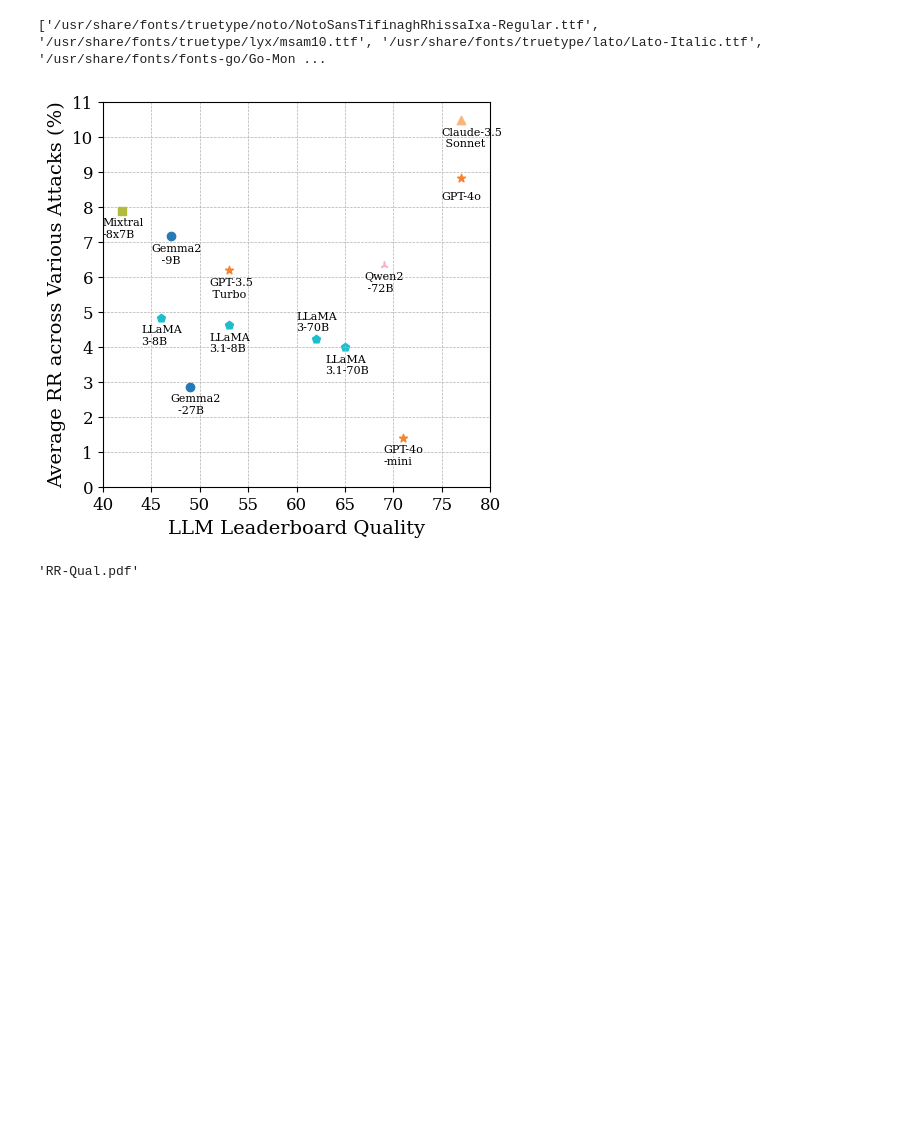
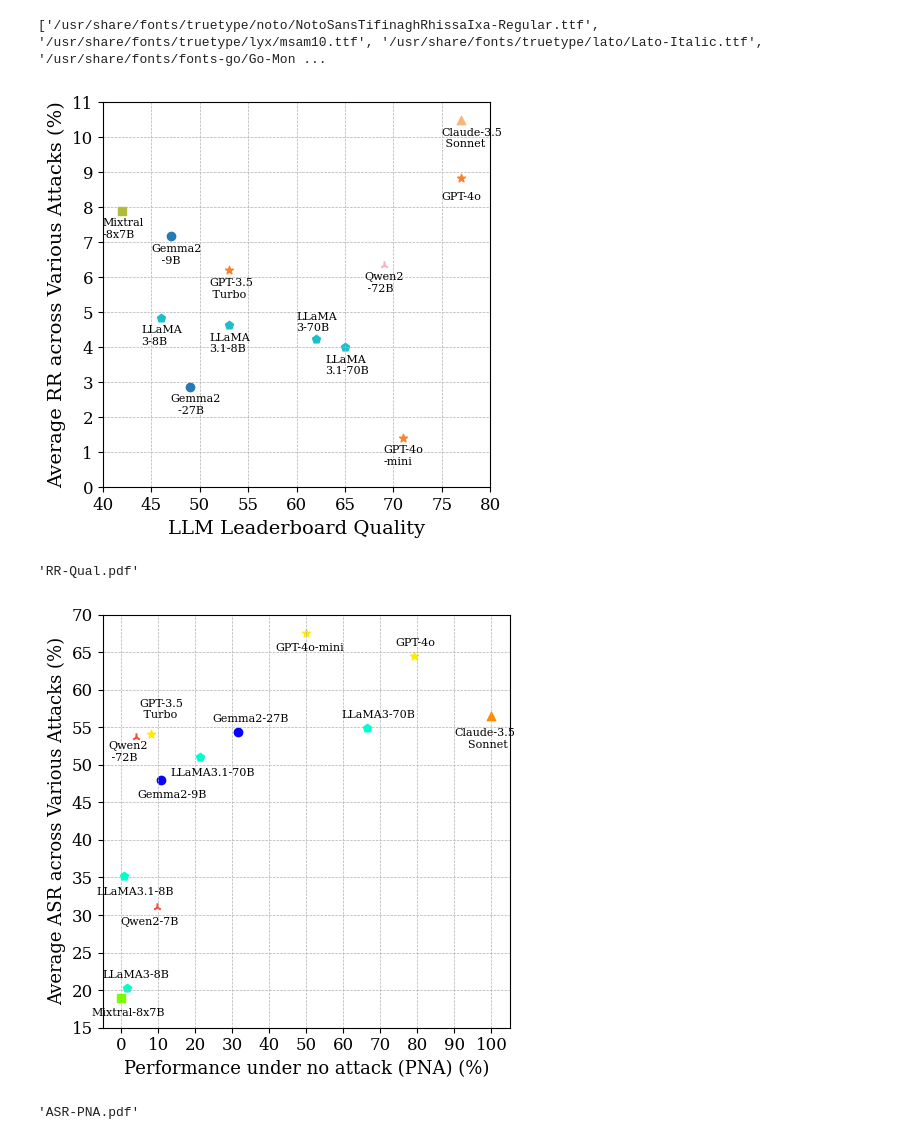
Before and after one commit to Zhang-Henry/AIOS_agent, a Jupyter notebook: visualize/visualize.ipynb, the cells around one changed output. Saved outputs shown, nothing was run; the diff lists cells and outputs as text; code cells hidden in the pictures; blank space fills up the shorter version.

```diff
--- a/visualize/visualize.ipynb
+++ b/visualize/visualize.ipynb
@@ -209,6 +209,86 @@ pdf_file_path_large_font
 # %% [output]
 [figure]
 'RR-Qual.pdf'
+# %%
+import matplotlib.pyplot as plt
+
+plt.rcParams['font.family'] = 'serif'
+
+# Data points for FNR and FPR
+x = [10.75, 31.50, 1.50, 66.50, 0.75, 21.25, 0.00, 9.75, 4.00, 100.00, 8.00, 79.00, 50.00]
+y = [48.01,54.34,20.26,54.84,35.13,50.97,19.01,31.06,53.70,56.44,54.16,64.41,67.55]
+model_name = ["Gemma2-9B","Gemma2-27B","LLaMA3-8B","LLaMA3-70B","LLaMA3.1-8B","LLaMA3.1-70B","Mixtral-8x7B","Qwen2-7B","Qwen2\n -72B",
+              "Claude-3.5\n    Sonnet","GPT-3.5\n Turbo","GPT-4o","GPT-4o-mini"]
+
+# colors = [(36 / 255, 123 / 255, 181 / 255),
+#           (36 / 255, 123 / 255, 181 / 255),
+#           (28 / 255, 190 / 255, 203 / 255),
+#           (28 / 255, 190 / 255, 203 / 255),
+#           (28 / 255, 190 / 255, 203 / 255),
+#           (28 / 255, 190 / 255, 203 / 255),
+#           (179 / 255, 187 / 255, 58 / 255),
+#           (246 / 255, 175 / 255, 203 / 255),
+#           (246 / 255, 175 / 255, 203 / 255),
+#           (251 / 255, 181 / 255, 122 / 255),
+#           (245 / 255, 131 / 255, 47 / 255),
+#           (245 / 255, 131 / 255, 47 / 255),
+#           (245 / 255, 131 / 255, 47 / 255)]
+colors = [(6 / 255, 3 / 255, 255 / 255),
+          (6 / 255, 3 / 255, 255 / 255),
+          (0 / 255, 255 / 255, 205 / 255),
+          (0 / 255, 255 / 255, 205 / 255),
+          (0 / 255, 255 / 255, 205 / 255),
+          (0 / 255, 255 / 255, 205 / 255),
+          (124 / 255, 252 / 255, 0 / 255),
+          (255 / 255, 75 / 255, 53 / 255),
+          (255 / 255, 75 / 255, 53 / 255),
+          (251 / 255, 140 / 255, 0 / 255),
+          (255 / 255, 235 / 255, 0 / 255),
+          (255 / 255, 235 / 255, 0 / 255),
+          (255 / 255, 235 / 255, 0 / 255)]
+marker = ["o","o","p","p","p","p","s","2","2","^","*","*","*"]
+# Adjusting the font size for better visibility
+plt.figure(figsize=(5, 5))
+#plt.plot(FNR, FPR, 'o', label='ASR vs Quality Curve')
+for i, (xx, yy) in enumerate(zip(x, y)):
+    plt.scatter(x[i], y[i], c = colors[i], marker=marker[i])
+
+# Adding grid lines every 0.1
+plt.xticks([i*10 for i in range(0, 11)], fontsize=12)
+plt.yticks([i*5 for i in range(3, 15)], fontsize=12)
+plt.grid(True, which='both', linestyle='--', linewidth=0.5)
+
+# Adding coordinates to each point with two decimal places, alternating left and right for overlapping points
+for i, (x, y) in enumerate(zip(x, y)):
+    # Adjusting text placement to ensure labels do not go outside the plot area
+    if model_name[i] in ["Mixtral-8x7B", "LLaMA3.1-8B", "Gemma2-9B", "LLaMA3.1-70B", "Qwen2\n -72B"]:
+        plt.text(x + -2 - len(model_name[i]) / 2, y - 2, model_name[i], fontsize=8, ha='left', va='center')
+    elif model_name[i] in ["LLaMA3-8B", "Gemma2-27B", "LLaMA3-70B", "GPT-4o"]:
+        plt.text(x + -2 - len(model_name[i]) / 2, y + 1.8, model_name[i], fontsize=8, ha='left', va='center')
+    elif model_name[i] in ["Claude-3.5\n    Sonnet"]:
+        plt.text(x - 10, y - 3, model_name[i], fontsize=8, ha='left', va='center')
+    elif model_name[i] in ["GPT-4o-mini"]:
+        plt.text(x - 8.5, y - 2, model_name[i], fontsize=8, ha='left', va='center')
+    elif model_name[i] in ["GPT-3.5\n Turbo"]:
+        plt.text(x - 3, y + 3.2, model_name[i], fontsize=8, ha='left', va='center')
+    else:
+        plt.text(x - 10, y - 2, model_name[i], fontsize=8, ha='left', va='center')
+
+# Setting larger labels and title
+plt.xlabel('Performance under no attack (PNA) (%)', fontsize=13)
+plt.ylabel('Average ASR across Various Attacks (%)', fontsize=13)
+#plt.legend(fontsize=14)
+
+# Save the plot as a PDF file with larger font sizes
+pdf_file_path_large_font = 'ASR-PNA.pdf'
+plt.tight_layout()
+plt.savefig(pdf_file_path_large_font, format='pdf')
+plt.show()
+
+pdf_file_path_large_font
+# %% [output]
+[figure, added]
+'ASR-PNA.pdf'
 # %%
 import matplotlib.pyplot as plt
 
```
Also changed, not shown: parts of 2 cells of this notebook, 49 other files.
